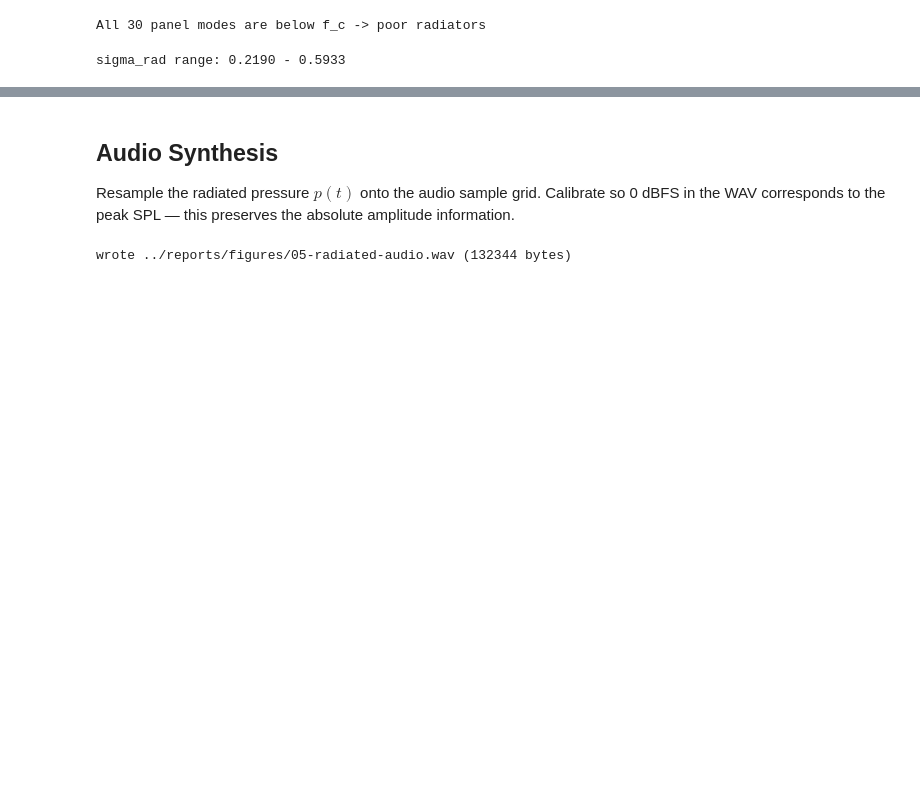
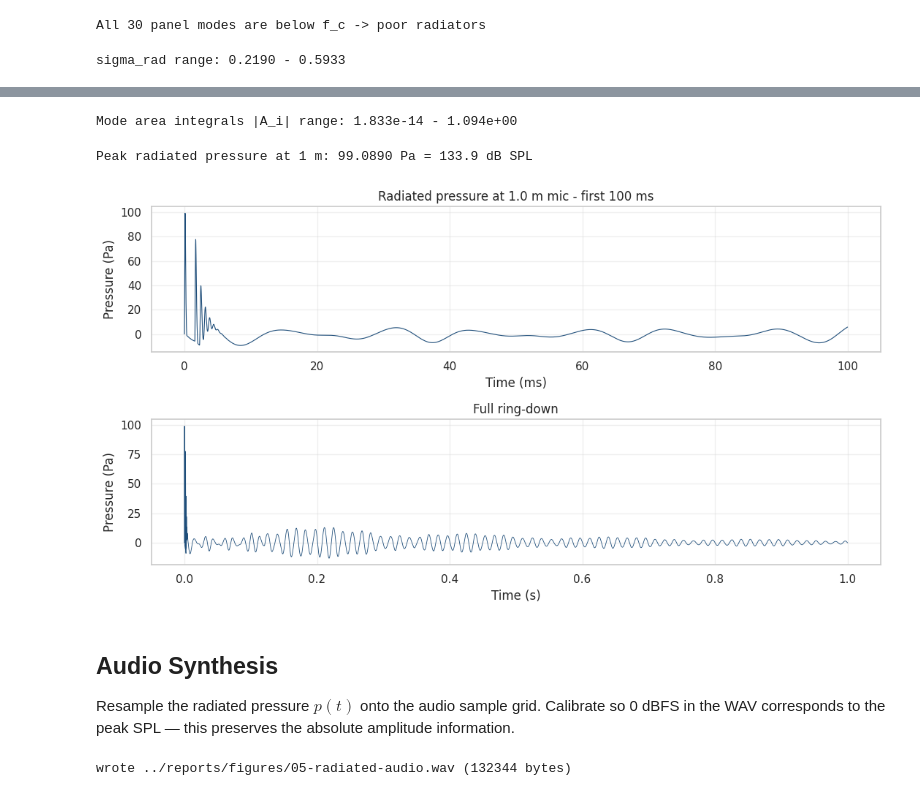
Before and after one commit to stellarshenson/henryk-simulations, a Jupyter notebook: notebooks/05-kj-acoustic-radiation.ipynb, the cells around one changed output, grey strips where cells are left out. Saved outputs shown, nothing was run; the diff lists cells and outputs as text; code cells hidden in the pictures; blank space fills up the shorter version.

```diff
--- a/notebooks/05-kj-acoustic-radiation.ipynb
+++ b/notebooks/05-kj-acoustic-radiation.ipynb
@@ -483,3 +440,69 @@ Peak radiated pressure at 1 m: 1580.2917 Pa = 158.0 dB SPL
+# %%
+# PROPER radiation model: volume velocity from spatial mode integration.
+# For each mode i, radiation strength is the area integral of its shape:
+#   A_i = integral over panel of phi_i(x,y) dA
+# Most modes have alternating-sign lobes that integrate to ~0; only modes
+# with net 'piston-like' character contribute significantly to radiation.
+#
+# Far-field pressure (monopole at distance r):
+#   p(r, t) = (rho/(4 pi r)) * d^2/dt^2 [sum_i A_i * q_i(t)]
+#          = (rho/(4 pi r)) * sum_i A_i * qddot_i(t)
+# With sub-critical radiation efficiency correction sqrt(sigma_rad):
+#   p(r, t) = (rho/(4 pi r)) * sum_i sqrt(sigma_rad_i) * A_i * qddot_i(t)
+
+# Reconstruct qddot from the ODE
+qddots_t = (
+    -2 * zeta * omegas_p[:, None] * qdots
+    - omegas_p[:, None] ** 2 * qs
+    + phi_strike[:, None] * F_c_t[None, :]
+)
+
+# Spatial integral of each mode shape via vertex-area sum.
+# Compute per-vertex area weight (1/3 of each adjacent triangle area).
+vertex_areas = np.zeros(mesh_p.nvertices)
+for tri_idx in range(mesh_p.nelements):
+    tri_verts = mesh_p.t[:, tri_idx]
+    pp0 = mesh_p.p[:, tri_verts[0]]
+    pp1 = mesh_p.p[:, tri_verts[1]]
+    pp2 = mesh_p.p[:, tri_verts[2]]
+    area = 0.5 * abs((pp1[0]-pp0[0])*(pp2[1]-pp0[1])
+                     - (pp2[0]-pp0[0])*(pp1[1]-pp0[1]))
+    for vv in tri_verts:
+        vertex_areas[vv] += area / 3.0
+n_vert = mesh_p.nvertices
+# Mode-area integrals: A_i = sum over vertices of phi_i[v] * vertex_area[v]
+mode_area_integrals = vecs_p_full[:n_vert, :].T @ vertex_areas
+console.print(f'Mode area integrals |A_i| range: {np.min(np.abs(mode_area_integrals)):.3e} - {np.max(np.abs(mode_area_integrals)):.3e}')
+
+# Per-mode radiation weight: sqrt(sigma_rad_i) * A_i
+rad_weights = np.sqrt(sigma_rad_modes) * mode_area_integrals
+# Far-field pressure at 1 m (monopole)
+p_far_t = (rho_air / (4 * np.pi * r_mic)) * (rad_weights @ qddots_t)
+
+p_peak = np.max(np.abs(p_far_t))
+spl_peak = 20 * np.log10(p_peak / 20e-6) if p_peak > 0 else -np.inf
+console.print(f"[bold red]Peak radiated pressure at 1 m: {p_peak:.4f} Pa = {spl_peak:.1f} dB SPL[/]")
+
+# Plot p(t)
+fig, axes = plt.subplots(2, 1, figsize=(11, 6), sharex=False)
+ax = axes[0]
+zoom = int(np.argmax(t_sim > 0.10))
+ax.plot(t_sim[:zoom] * 1000, p_far_t[:zoom], color="#1f4e7a", lw=0.8)
+ax.set_xlabel("Time (ms)"); ax.set_ylabel("Pressure (Pa)")
+ax.set_title(f"Radiated pressure at {r_mic} m mic - first 100 ms")
+ax.grid(True, alpha=0.3)
+ax = axes[1]
+ax.plot(t_sim, p_far_t, color="#1f4e7a", lw=0.6)
+ax.set_xlabel("Time (s)"); ax.set_ylabel("Pressure (Pa)")
+ax.set_title("Full ring-down")
+ax.grid(True, alpha=0.3)
+fig.tight_layout()
+fig.savefig(FIG_DIR / "05-radiated-pressure.png", dpi=140, bbox_inches="tight")
+plt.show()
+# %% [output]
+Mode area integrals |A_i| range: 1.833e-14 - 1.094e+00
+Peak radiated pressure at 1 m: 99.0890 Pa = 133.9 dB SPL
+[figure, added]
 # %% [markdown]
 ## Audio Synthesis
 
```
Also changed, not shown: parts of 3 cells of this notebook, 5 other files.
